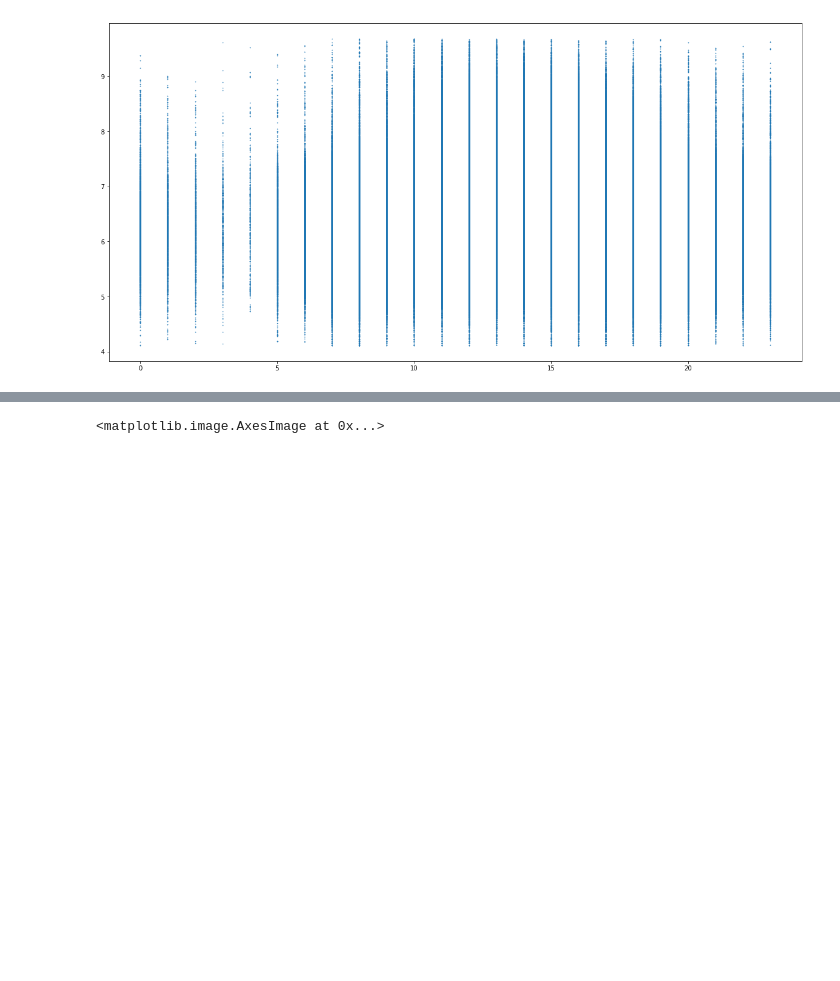
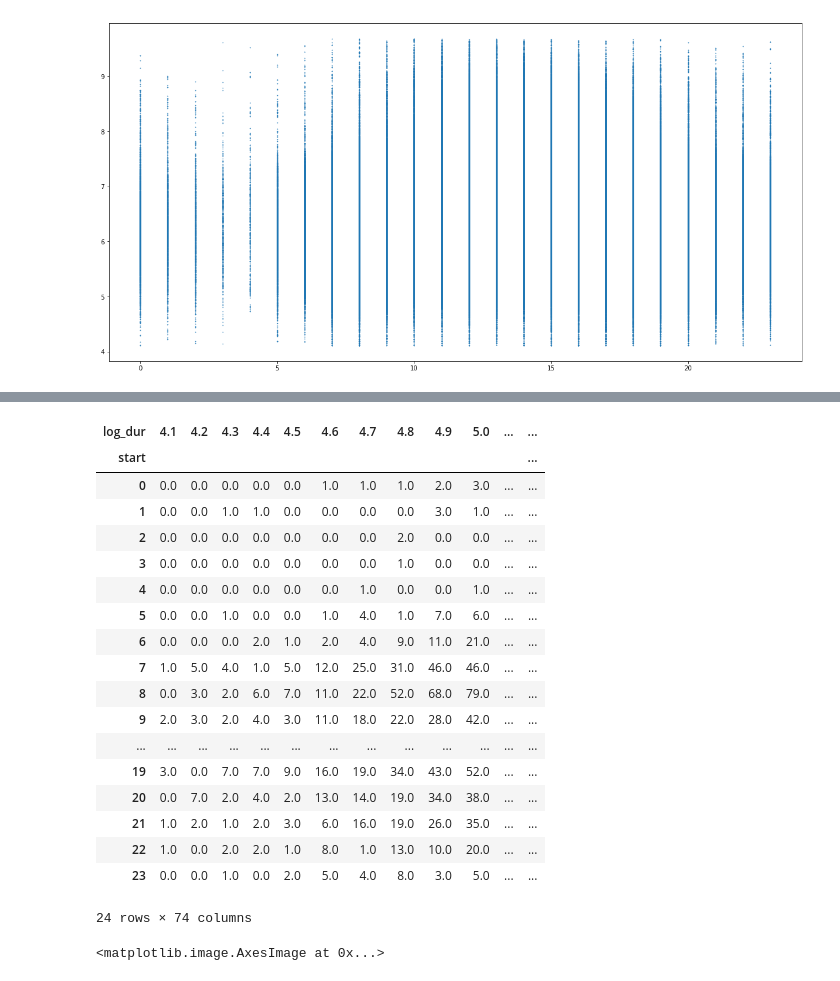
Before and after one commit to jhuaap/mlnn, a Jupyter notebook: 4/4.ipynb, the cells around one changed output, grey strips where cells are left out. Drawn from its saved outputs; the diff is of its cells as text; code cells hidden in the pictures; blank space fills up the shorter version.

```diff
--- a/4/4.ipynb
+++ b/4/4.ipynb
@@ -69,2 +93,25 @@ dur_hour = monday.groupby(['log_dur', monday.start.dt.hour]).count()
+# %%
+duration_hour = dur_hour.start.unstack().T.fillna(0)
+duration_hour
+# %% [output]
+| log_dur | 4.1 | 4.2 | 4.3 | 4.4 | 4.5 | 4.6 | 4.7 | 4.8 | 4.9 | 5.0 | ... | ... |
+| start |  |  |  |  |  |  |  |  |  |  |  | ... |
+| 0 | 0.0 | 0.0 | 0.0 | 0.0 | 0.0 | 1.0 | 1.0 | 1.0 | 2.0 | 3.0 | ... | ... |
+| 1 | 0.0 | 0.0 | 1.0 | 1.0 | 0.0 | 0.0 | 0.0 | 0.0 | 3.0 | 1.0 | ... | ... |
+| 2 | 0.0 | 0.0 | 0.0 | 0.0 | 0.0 | 0.0 | 0.0 | 2.0 | 0.0 | 0.0 | ... | ... |
+| 3 | 0.0 | 0.0 | 0.0 | 0.0 | 0.0 | 0.0 | 0.0 | 1.0 | 0.0 | 0.0 | ... | ... |
+| 4 | 0.0 | 0.0 | 0.0 | 0.0 | 0.0 | 0.0 | 1.0 | 0.0 | 0.0 | 1.0 | ... | ... |
+| 5 | 0.0 | 0.0 | 1.0 | 0.0 | 0.0 | 1.0 | 4.0 | 1.0 | 7.0 | 6.0 | ... | ... |
+| 6 | 0.0 | 0.0 | 0.0 | 2.0 | 1.0 | 2.0 | 4.0 | 9.0 | 11.0 | 21.0 | ... | ... |
+| 7 | 1.0 | 5.0 | 4.0 | 1.0 | 5.0 | 12.0 | 25.0 | 31.0 | 46.0 | 46.0 | ... | ... |
+| 8 | 0.0 | 3.0 | 2.0 | 6.0 | 7.0 | 11.0 | 22.0 | 52.0 | 68.0 | 79.0 | ... | ... |
+| 9 | 2.0 | 3.0 | 2.0 | 4.0 | 3.0 | 11.0 | 18.0 | 22.0 | 28.0 | 42.0 | ... | ... |
+| ... | ... | ... | ... | ... | ... | ... | ... | ... | ... | ... | ... | ... |
+| 19 | 3.0 | 0.0 | 7.0 | 7.0 | 9.0 | 16.0 | 19.0 | 34.0 | 43.0 | 52.0 | ... | ... |
+| 20 | 0.0 | 7.0 | 2.0 | 4.0 | 2.0 | 13.0 | 14.0 | 19.0 | 34.0 | 38.0 | ... | ... |
+| 21 | 1.0 | 2.0 | 1.0 | 2.0 | 3.0 | 6.0 | 16.0 | 19.0 | 26.0 | 35.0 | ... | ... |
+| 22 | 1.0 | 0.0 | 2.0 | 2.0 | 1.0 | 8.0 | 1.0 | 13.0 | 10.0 | 20.0 | ... | ... |
+| 23 | 0.0 | 0.0 | 1.0 | 0.0 | 2.0 | 5.0 | 4.0 | 8.0 | 3.0 | 5.0 | ... | ... |
+24 rows × 74 columns
 # %%
 plt.figure(figsize=(100,100))
```
Also changed, not shown: parts of 22 cells of this notebook.
